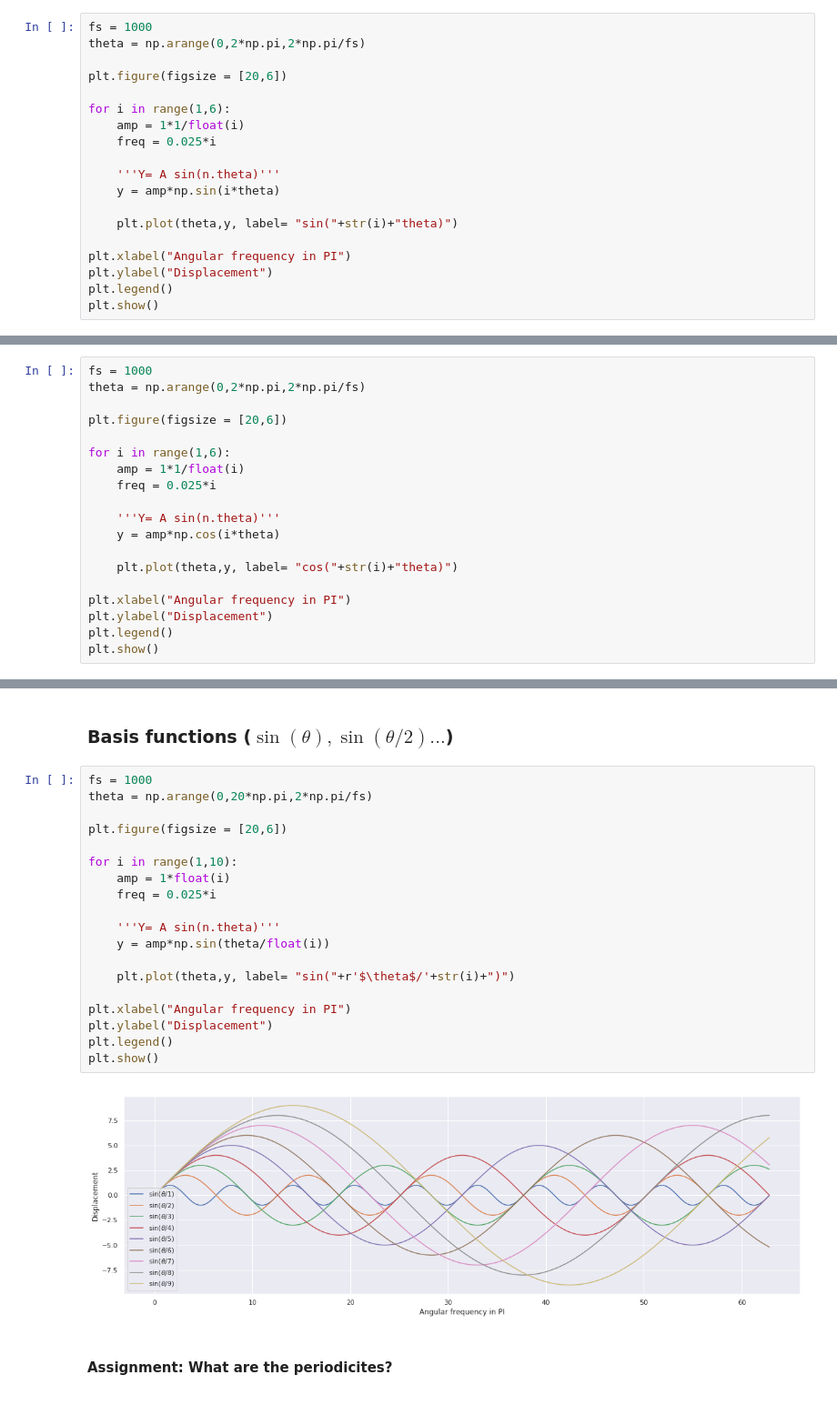
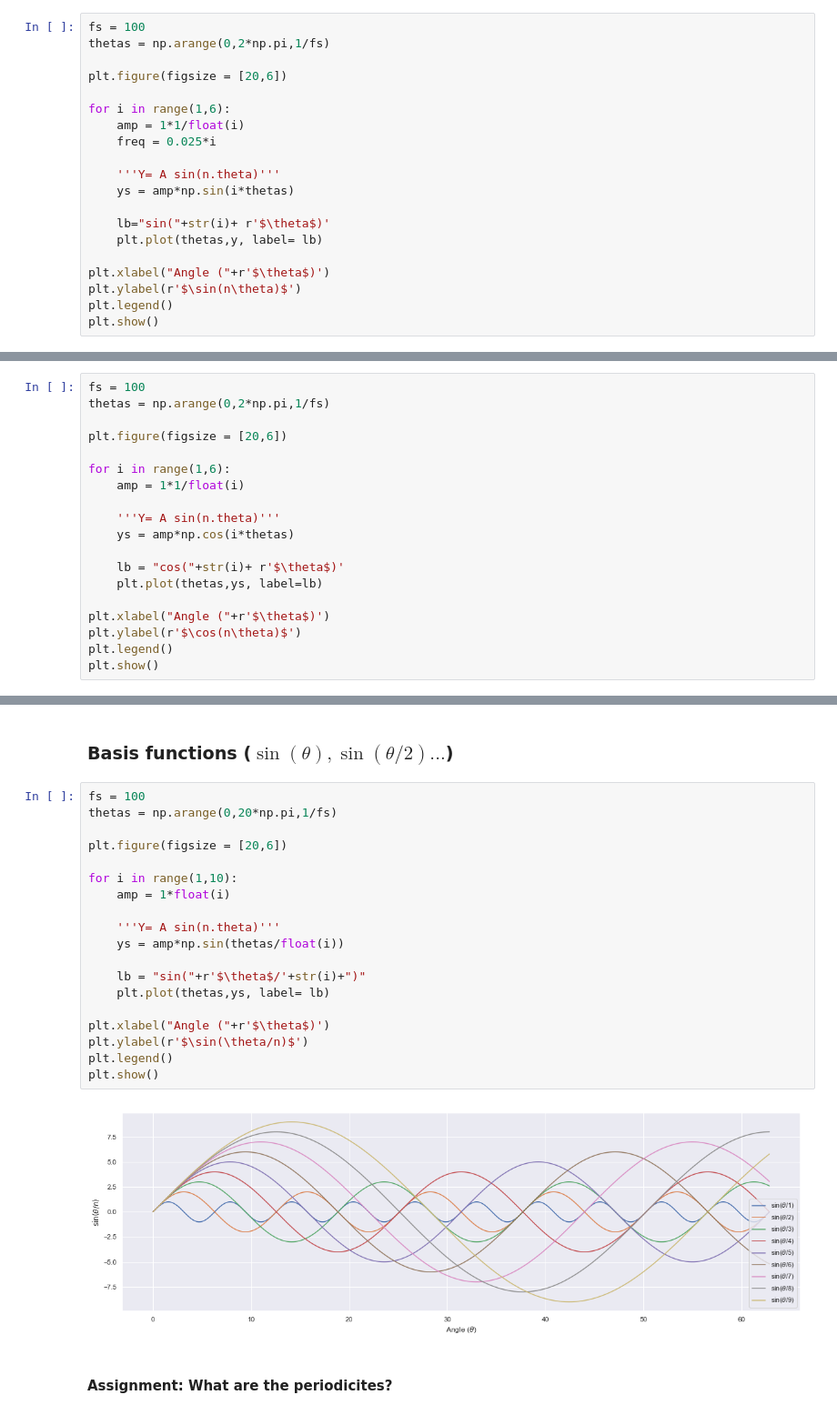
Before and after one commit to npshub/numpy, a Jupyter notebook: 2c. Arange-FourierSeries.ipynb, the cells around one changed output, grey strips where cells are left out. Shown: that part at 91% size. Drawn from its saved outputs; the diff is of its cells as text.

```diff
--- a/2c. Arange-FourierSeries.ipynb
+++ b/2c. Arange-FourierSeries.ipynb
@@ -9,8 +8,8 @@ sns.set()
 # %% [markdown]
 ### Basis functions ($\sin(\theta), \sin(2\theta) ...$)
 # %%
-fs = 1000
-theta = np.arange(0,2*np.pi,2*np.pi/fs)
+fs = 100
+thetas = np.arange(0,2*np.pi,1/fs)
 
 plt.figure(figsize = [20,6])
 
@@ -19,12 +18,13 @@ for i in range(1,6):
     freq = 0.025*i
 
     '''Y= A sin(n.theta)'''
-    y = amp*np.sin(i*theta)
+    ys = amp*np.sin(i*thetas)
 
-    plt.plot(theta,y, label= "sin("+str(i)+"theta)")
+    lb="sin("+str(i)+ r'$\theta$)'
+    plt.plot(thetas,y, label= lb)
 
-plt.xlabel("Angular frequency in PI")
-plt.ylabel("Displacement")
+plt.xlabel("Angle ("+r'$\theta$)')
+plt.ylabel(r'$\sin(n\theta)$')
 plt.legend()
 plt.show()
 # %% [output]
@@ -39,22 +39,22 @@ plt.show()
 # %% [markdown]
 ### Basis functions ($\cos(\theta), \cos(2\theta) ...$)
 # %%
-fs = 1000
-theta = np.arange(0,2*np.pi,2*np.pi/fs)
+fs = 100
+thetas = np.arange(0,2*np.pi,1/fs)
 
 plt.figure(figsize = [20,6])
 
 for i in range(1,6):
     amp = 1*1/float(i)
-    freq = 0.025*i
 
     '''Y= A sin(n.theta)'''
-    y = amp*np.cos(i*theta)
+    ys = amp*np.cos(i*thetas)
 
-    plt.plot(theta,y, label= "cos("+str(i)+"theta)")
+    lb = "cos("+str(i)+ r'$\theta$)'
+    plt.plot(thetas,ys, label=lb)
 
-plt.xlabel("Angular frequency in PI")
-plt.ylabel("Displacement")
+plt.xlabel("Angle ("+r'$\theta$)')
+plt.ylabel(r'$\cos(n\theta)$')
 plt.legend()
 plt.show()
 # %% [output]
@@ -69,26 +69,26 @@ plt.show()
 # %% [markdown]
 ### Basis functions ($\sin(\theta), \sin(\theta/2) ...$)
 # %%
-fs = 1000
-theta = np.arange(0,20*np.pi,2*np.pi/fs)
+fs = 100
+thetas = np.arange(0,20*np.pi,1/fs)
 
 plt.figure(figsize = [20,6])
 
 for i in range(1,10):
     amp = 1*float(i)
-    freq = 0.025*i
 
     '''Y= A sin(n.theta)'''
-    y = amp*np.sin(theta/float(i))
+    ys = amp*np.sin(thetas/float(i))
 
-    plt.plot(theta,y, label= "sin("+r'$\theta$/'+str(i)+")")
+    lb = "sin("+r'$\theta$/'+str(i)+")"
+    plt.plot(thetas,ys, label= lb)
 
-plt.xlabel("Angular frequency in PI")
-plt.ylabel("Displacement")
+plt.xlabel("Angle ("+r'$\theta$)')
+plt.ylabel(r'$\sin(\theta/n)$')
 plt.legend()
 plt.show()
 # %% [output]
-[figure, old version]
+[figure, new version]
 # %% [markdown]
 #### Assignment: What are the periodicites?
 # %% [markdown]
```
Also changed, not shown: parts of 13 cells of this notebook, 2 other files.
